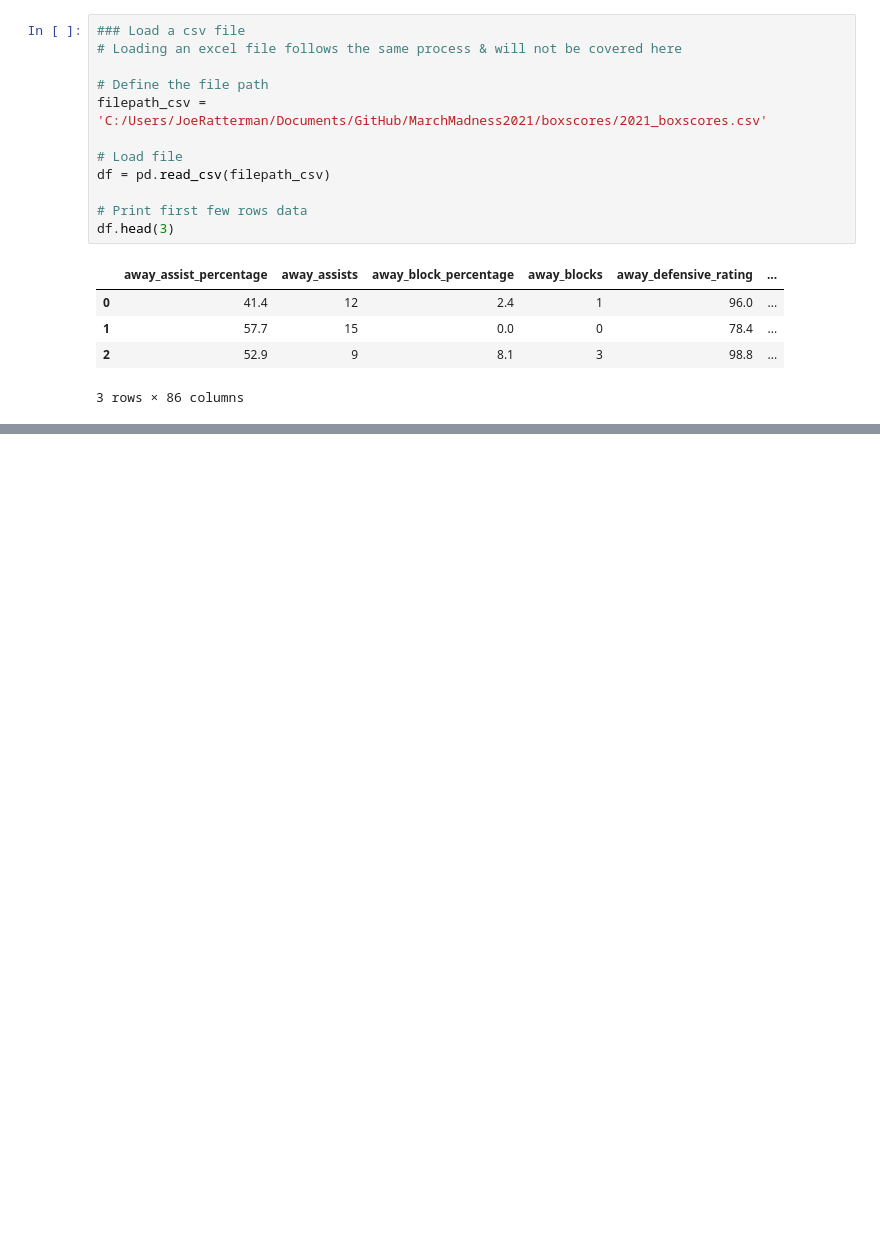
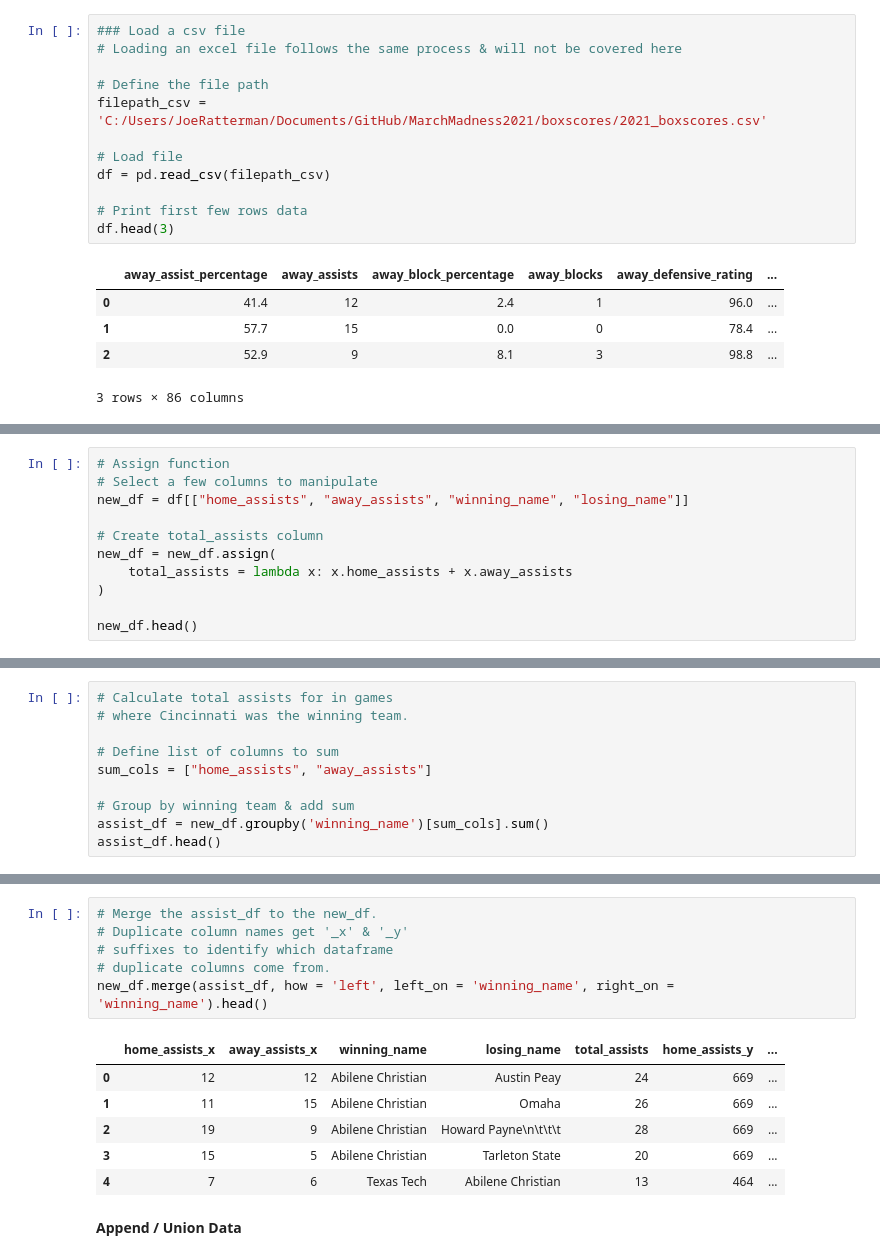
Before and after one commit to JoeRatterman-AMEND/python-training-material, a Jupyter notebook: python_tutorial.ipynb, the cells around one changed output, grey strips where cells are left out. Saved outputs shown, nothing was run; the diff lists cells and outputs as text; blank space fills up the shorter version.

```diff
--- a/python_tutorial.ipynb
+++ b/python_tutorial.ipynb
@@ -150,0 +486,11 @@ SystemError: <class 'pyodbc.Error'> returned a result with an error set
+# %%
+# Assign function
+# Select a few columns to manipulate
+new_df = df[["home_assists", "away_assists", "winning_name", "losing_name"]]
+
+# Create total_assists column
+new_df = new_df.assign(
+    total_assists = lambda x: x.home_assists + x.away_assists
+)
+
+new_df.head()
@@ -150,0 +507,10 @@ SystemError: <class 'pyodbc.Error'> returned a result with an error set
+# %%
+# Calculate total assists for in games
+# where Cincinnati was the winning team.
+
+# Define list of columns to sum
+sum_cols = ["home_assists", "away_assists"]
+
+# Group by winning team & add sum
+assist_df = new_df.groupby('winning_name')[sum_cols].sum()
+assist_df.head()
@@ -150,0 +532,15 @@ SystemError: <class 'pyodbc.Error'> returned a result with an error set
+# %%
+# Merge the assist_df to the new_df.
+# Duplicate column names get '_x' & '_y'
+# suffixes to identify which dataframe
+# duplicate columns come from.
+new_df.merge(assist_df, how = 'left', left_on = 'winning_name', right_on = 'winning_name').head()
+# %% [output]
+|  | home_assists_x | away_assists_x | winning_name | losing_name | total_assists | home_assists_y | ... |
+| 0 | 12 | 12 | Abilene Christian | Austin Peay | 24 | 669 | ... |
+| 1 | 11 | 15 | Abilene Christian | Omaha | 26 | 669 | ... |
+| 2 | 19 | 9 | Abilene Christian | Howard Payne\n\t\t\t | 28 | 669 | ... |
+| 3 | 15 | 5 | Abilene Christian | Tarleton State | 20 | 669 | ... |
+| 4 | 7 | 6 | Texas Tech | Abilene Christian | 13 | 464 | ... |
+# %% [markdown]
+**Append / Union Data**
```
Also changed, not shown: parts of 54 cells of this notebook, 3 other files.
